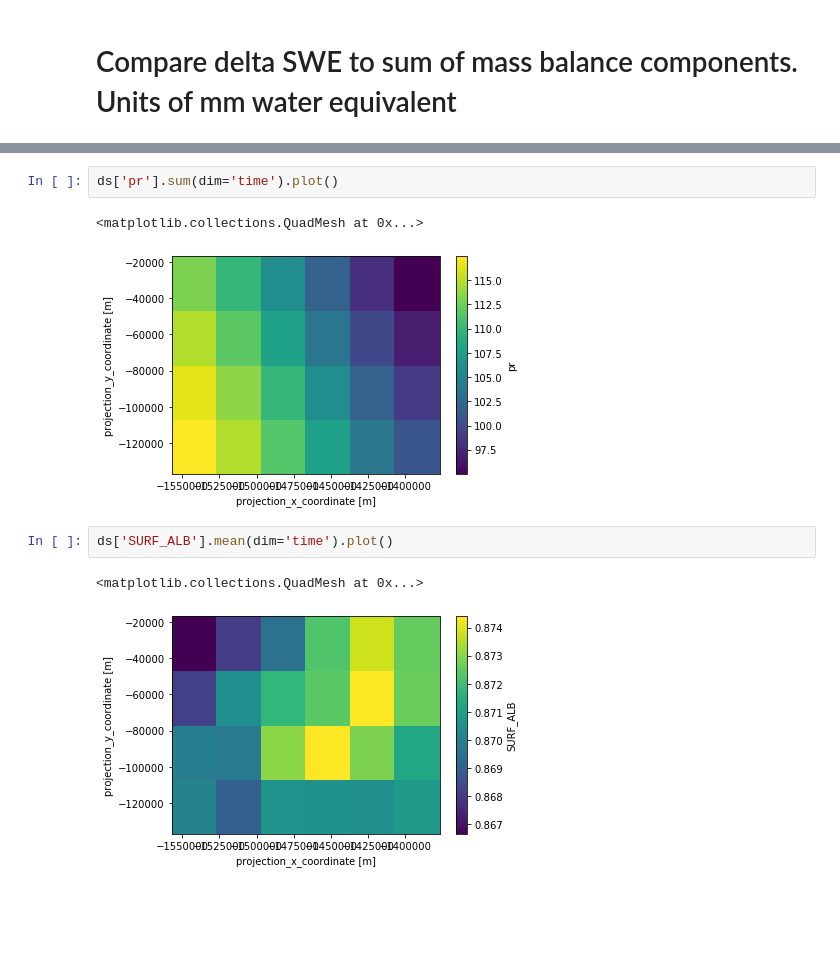
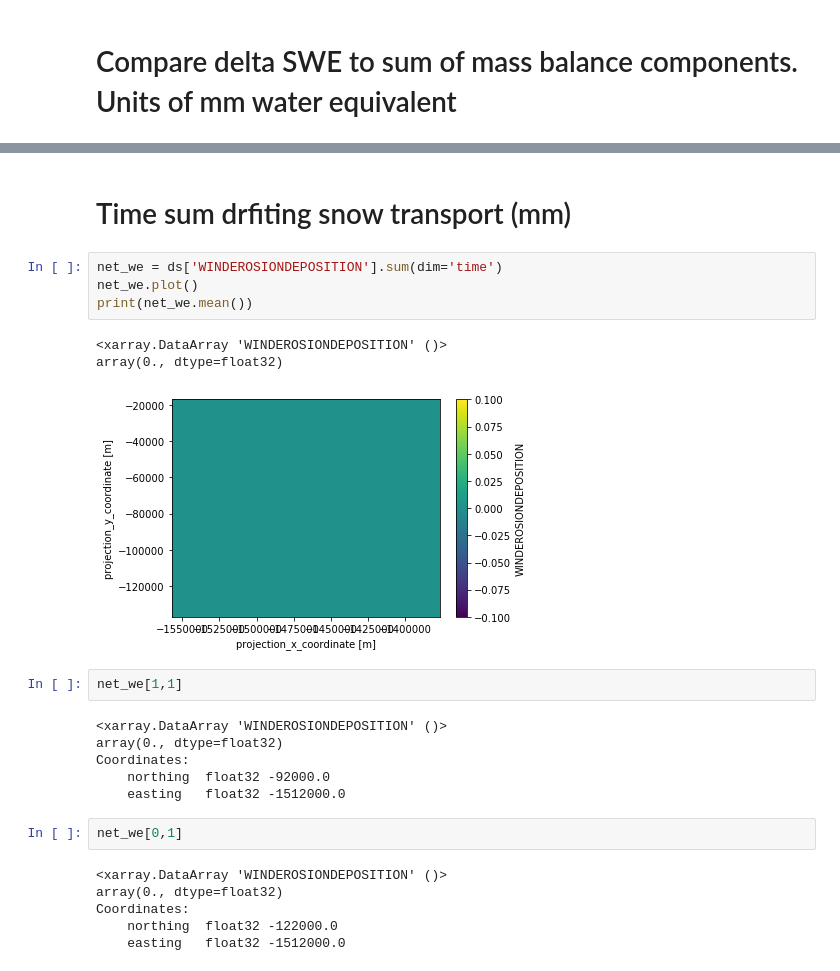
Before and after one commit to EricKeenan/SNOWPACK_WAIS, a Jupyter notebook: analysis/inspect_grid.ipynb, the cells around one changed output, grey strips where cells are left out. Saved outputs shown, nothing was run; the diff lists cells and outputs as text; blank space fills up the shorter version.

```diff
--- a/analysis/inspect_grid.ipynb
+++ b/analysis/inspect_grid.ipynb
@@ -77,10 +96,26 @@ Mean Sum of Wind Erosion and Deposition (mm) = 2.6879406
+# %% [markdown]
+# Time sum drfiting snow transport (mm)
 # %%
-ds['pr'].sum(dim='time').plot()
+net_we = ds['WINDEROSIONDEPOSITION'].sum(dim='time')
+net_we.plot()
+print(net_we.mean())
 # %% [output]
-<matplotlib.collections.QuadMesh at 0x...>
+<xarray.DataArray 'WINDEROSIONDEPOSITION' ()>
+array(0., dtype=float32)
-[figure, old version]
+[figure, new version]
-# %%
-ds['SURF_ALB'].mean(dim='time').plot()
-# %% [output]
-<matplotlib.collections.QuadMesh at 0x...>
-[figure, removed]
+# %%
+net_we[1,1]
+# %% [output]
+<xarray.DataArray 'WINDEROSIONDEPOSITION' ()>
+array(0., dtype=float32)
+Coordinates:
+    northing  float32 -92000.0
+    easting   float32 -1512000.0
+# %%
+net_we[0,1]
+# %% [output]
+<xarray.DataArray 'WINDEROSIONDEPOSITION' ()>
+array(0., dtype=float32)
+Coordinates:
+    northing  float32 -122000.0
+    easting   float32 -1512000.0
```
Also changed, not shown: parts of 12 cells of this notebook, 5 other files.
